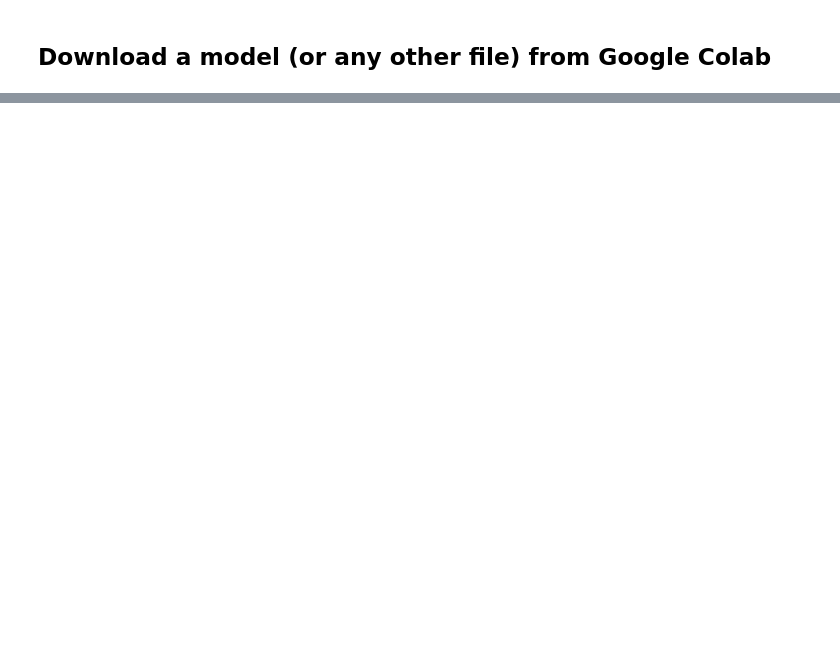
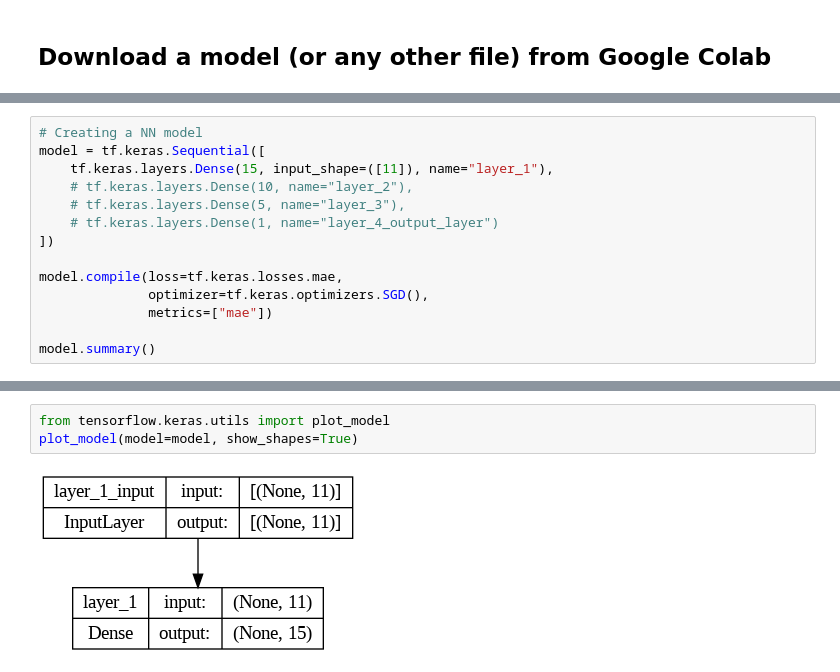
Before and after one commit to sakshamkumar1/tensorflow-notebooks, a Jupyter notebook: 01_neural_network_regression_with_tensorflow.ipynb, the cells around one changed output, grey strips where cells are left out. Drawn from its saved outputs; the diff is of its cells as text; blank space fills up the shorter version.

Commit message:
Modified 01_neural_network_regression_with_tensorflow

```diff
--- a/01_neural_network_regression_with_tensorflow.ipynb
+++ b/01_neural_network_regression_with_tensorflow.ipynb
@@ -963,0 +1095,14 @@ files.download("/content/best_model_HDF5_format.h5")
+# %%
+# Creating a NN model
+model = tf.keras.Sequential([
+    tf.keras.layers.Dense(15, input_shape=([11]), name="layer_1"),
+    # tf.keras.layers.Dense(10, name="layer_2"),
+    # tf.keras.layers.Dense(5, name="layer_3"),
+    # tf.keras.layers.Dense(1, name="layer_4_output_layer")
+])
+
+model.compile(loss=tf.keras.losses.mae,
+              optimizer=tf.keras.optimizers.SGD(),
+              metrics=["mae"])
+
+model.summary()
@@ -963,0 +1121,5 @@ files.download("/content/best_model_HDF5_format.h5")
+# %%
+from tensorflow.keras.utils import plot_model
+plot_model(model=model, show_shapes=True)
+# %% [output]
+[figure, added]
```
Also changed, not shown: parts of 91 cells of this notebook.
